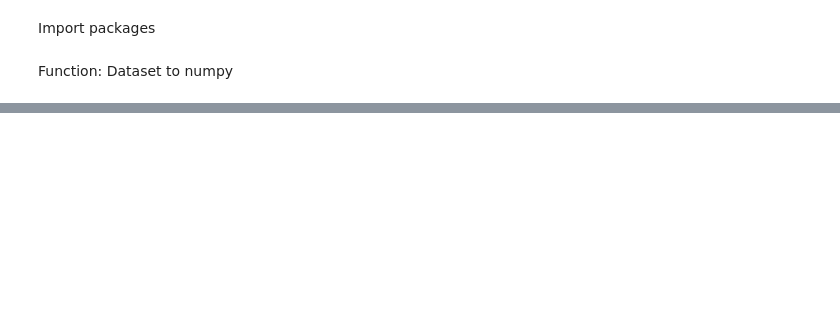
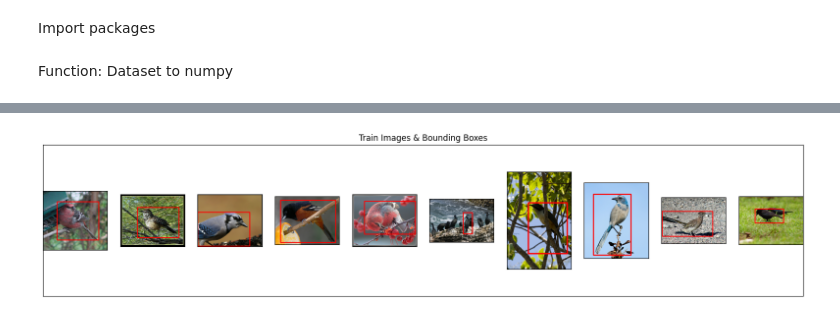
Before and after one commit to ricky-kiva/dl-deep-tf-cv-advanced, a Jupyter notebook: 1_a1_bboxes_birds_caltech.ipynb, the cells around one changed output, grey strips where cells are left out. Cells and saved outputs as stored; diff of their text form; code cells hidden in the pictures; blank space fills up the shorter version.

Commit message:
feat(notebook): prog. up to train sample viz.

```diff
--- a/1_a1_bboxes_birds_caltech.ipynb
+++ b/1_a1_bboxes_birds_caltech.ipynb
@@ -40,0 +70,19 @@ def dataset_to_numpy(dataset, batch_size=0, N=0):
+# %%
+def draw_bbox_on_image(img, ymin, xmin, ymax, xmax, color=(255, 0, 0), thickness=5):
+  cv2.rectangle(img, (int(xmin), int(ymin)), (int(xmax), int(ymax)), color, thickness)
+
+def draw_bboxes_on_image_array(img, boxes, color=[], thickness=5):
+  boxes_shape = boxes.shape
+  if not boxes_shape: # check whether it's an empty array
+    return
+
+  # check if it has 'pred' & 'actual' bboxes
+  # check if 'bboxes' has size of 4 (xmin, ymin, xmax, ymax)
+  if len(boxes_shape) != 2 or boxes_shape[1] != 4:
+    raise ValueError('Input must be of size [N, 4]')
+
+  # `boxes_shape` has `shape` of `(2, 4)`. It iterates over the bounding boxes (2)
+  for i in range(boxes_shape[0]):
+    draw_bbox_on_image(img, boxes[i, 1], boxes[i, 0], boxes[i, 3], boxes[i, 2], color[i], thickness)
+
+  return img
@@ -40,0 +91,2 @@ def dataset_to_numpy(dataset, batch_size=0, N=0):
+# %%
+IOU_THRESHOLD = 0.6
@@ -40,0 +147,12 @@ def dataset_to_numpy(dataset, batch_size=0, N=0):
+# %%
+import tensorflow_datasets as tfds
+
+def get_viz_train_dataset():
+  dataset, info = tfds.load('caltech_birds2010', split='train', data_dir=DATA_DIR, download=False, with_info=True)
+  print(f"Dataset Info: {info}\n")
+
+  # applies function `read_image_tfds_with_original_bbox()` to each element in the dataset
+  # `num_parallel_calls=16`: process up to 16 elements in parallel
+  viz_train_dataset = dataset.map(read_image_tfds_with_original_bbox, num_parallel_calls=16)
+
+  return viz_train_dataset
@@ -40,0 +161,4 @@ def dataset_to_numpy(dataset, batch_size=0, N=0):
+# %%
+viz_train_dataset = get_viz_train_dataset()
+
+(viz_train_images, viz_train_bboxes) = dataset_to_numpy(viz_train_dataset)
@@ -40,0 +183,8 @@ def dataset_to_numpy(dataset, batch_size=0, N=0):
+# %%
+display_digits_with_boxes(images=np.array(viz_train_images),
+                          pred_bboxes=np.array([]),
+                          bboxes=np.array(viz_train_bboxes),
+                          iou=np.array([]),
+                          title="Train Images & Bounding Boxes")
+# %% [output]
+[figure, added]
```
Also changed, not shown: parts of 13 cells of this notebook.
